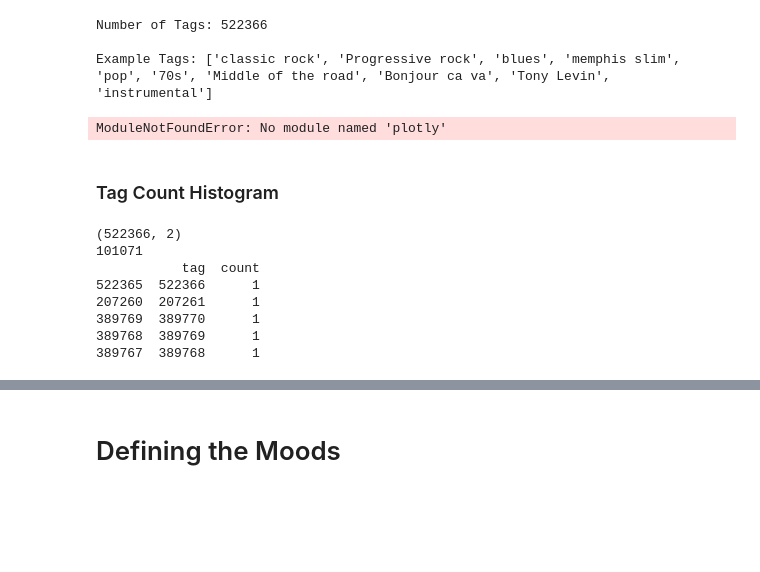
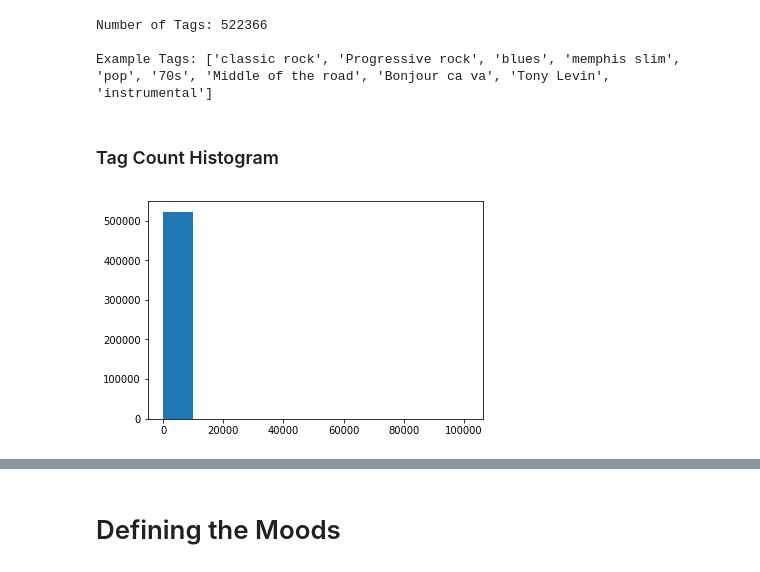
Before and after one commit to workmanjack/lyric-mood-classification, a Jupyter notebook: lastfm_tags_eda.ipynb, the cells around one changed output, grey strips where cells are left out. Saved outputs shown, nothing was run; the diff lists cells and outputs as text; code cells hidden in the pictures; blank space fills up the shorter version.

```diff
--- a/lastfm_tags_eda.ipynb
+++ b/lastfm_tags_eda.ipynb
@@ -133,34 +121,12 @@ print('\nExample Tags:', ([x[0] for x in data]))
 Number of Tags: 522366
 
 Example Tags: ['classic rock', 'Progressive rock', 'blues', 'memphis slim', 'pop', '70s', 'Middle of the road', 'Bonjour ca va', 'Tony Levin', 'instrumental']
+# %% [markdown]
+### Tag Count Histogram
 # %%
 df = pd.read_sql_query("SELECT tags.tag, COUNT(tid_tag.tid) as count FROM tid_tag, tags WHERE tid_tag.tag=tags.ROWID GROUP BY tags.tag ORDER BY count desc", conn)
-# %%
-import plotly.plotly as py
-import plotly.graph_objs as go
-
-histodata = df.head(100)
-data = [go.Bar(x=histodata.tag,
-            y=histodata.count)]
-
-py.iplot(data, filename='lastfm_tag_100_histo')
-# %% [output]
-ModuleNotFoundError: No module named 'plotly'
-# %% [markdown]
-### Tag Count Histogram
-# %%
-# credit: https://stackoverflow.com/questions/485409/generating-a-histogram-from-column-values-in-a-database
-df = pd.read_sql_query("SELECT tag, COUNT(tag) as count FROM tid_tag GROUP BY tag ORDER BY tag", conn)
-print(df.shape)
-print(df['count'].max())
-df = df.sort_values('count')
-print(df.head())
-# %% [output]
-(522366, 2)
-101071
-           tag  count
-522365  522366      1
-207260  207261      1
-389769  389770      1
-389768  389769      1
-389767  389768      1
+# %%
+histodata = df
+_ = plt.hist(histodata['count'])
+# %% [output]
+[figure, added]
```
Also changed, not shown: parts of 10 cells of this notebook, 4 other files.
